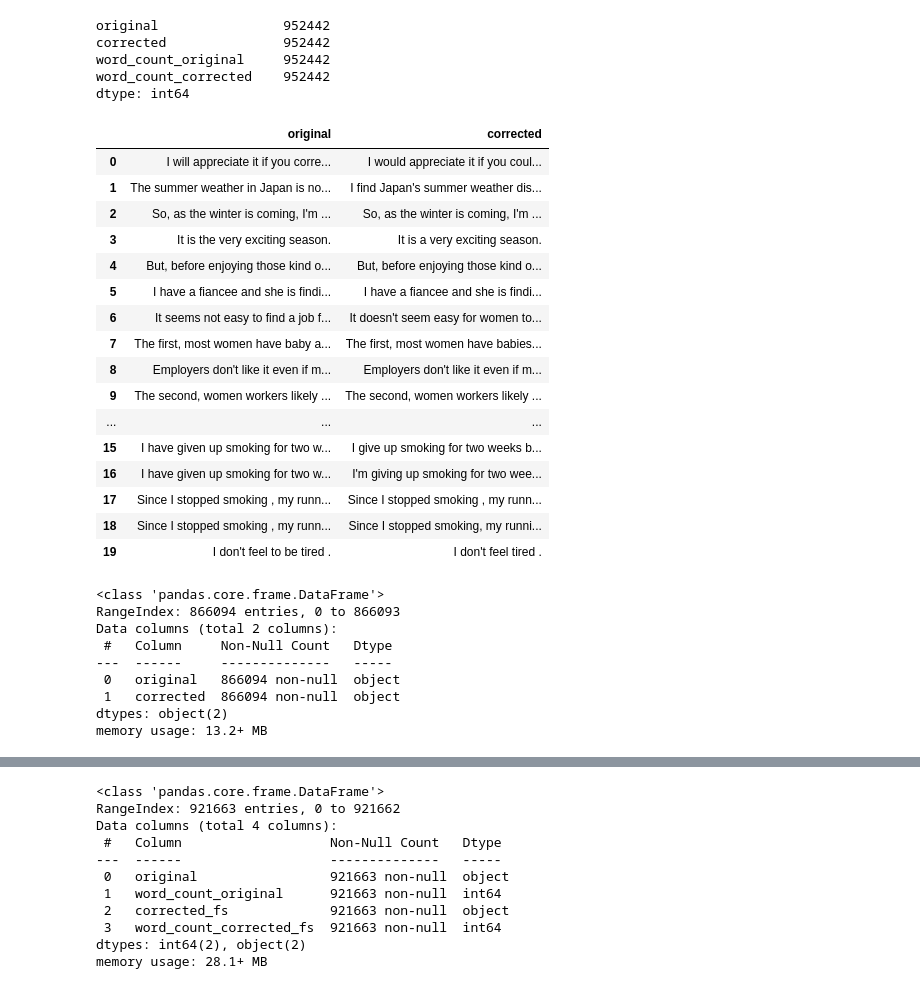
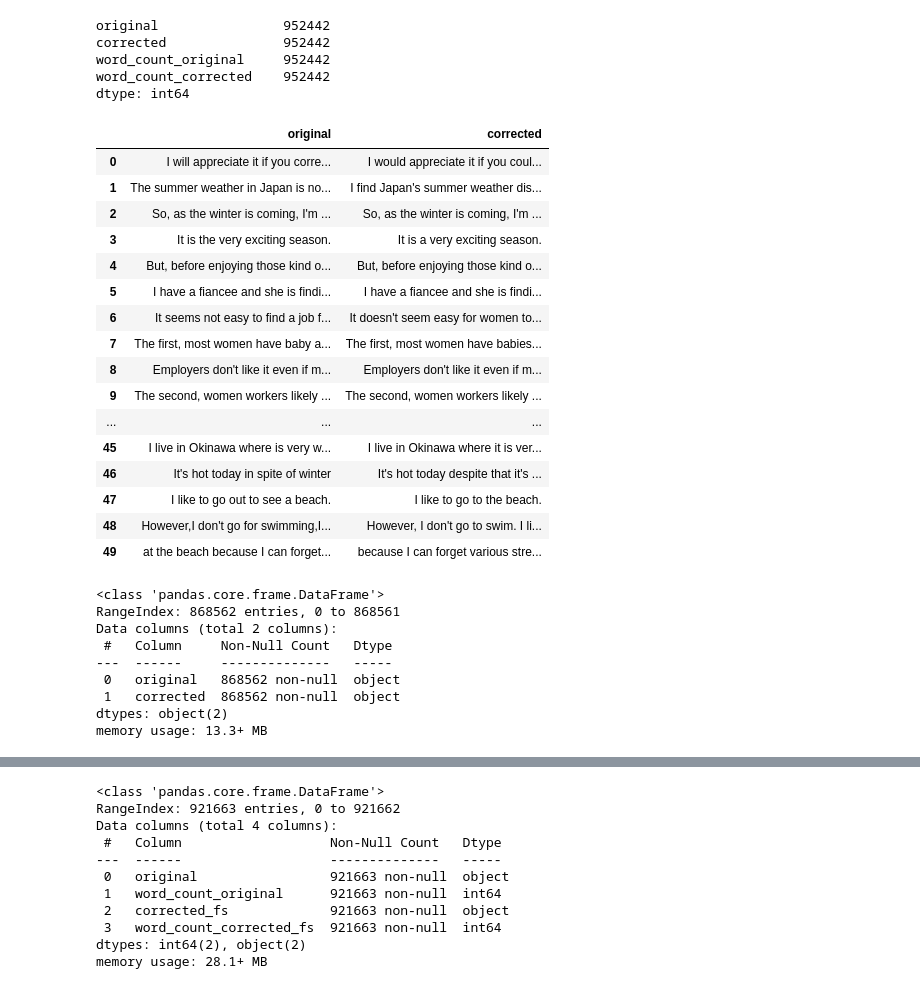
Before and after one commit to danish-sven/anlp-at2-gpt45, a Jupyter notebook: 1. Python Notebooks/eda_parenthesis.ipynb, the cells around one changed output, grey strips where cells are left out. Cells and saved outputs as stored; diff of their text form; code cells hidden in the pictures.

Commit message:
Update eda_parenthesis.ipynb
Fixed logic and added an export to csv block

```diff
--- a/1. Python Notebooks/eda_parenthesis.ipynb
+++ b/1. Python Notebooks/eda_parenthesis.ipynb
@@ -264,9 +264,9 @@ import numpy as np
 original = []
 corrected = []
 
-pattern = r'(\(.*?\)|\[.*?\])'
-whitespaces = re.compile(r'\s')
-parenthesis = re.compile(r'[()\[\]{}]')
+pattern = r'(\(.*?\)|\[.*?\])' #for any text within brackets or parenthesis
+whitespaces = re.compile(r'\s') #any white spaces (checks for spaces in the text, indicating more than one word)
+parenthesis = re.compile(r'[()\[\]{}]') #for any parenthesis, brackets only. No text
 
 # loop through rows, append data to new list if meets conditions
 # A pass represents a deletion of the row (not added to the list)
@@ -303,8 +303,8 @@ for index, row in df_par.iterrows():
 
     # Case 4: parenthesis with words exists in Original but not corrected, #pass
     elif row['original_par'] is not None and row['corrected_par'] is None:
-        original.append(re.sub(pattern, '', row['original_par']))
-        corrected.append(row['corrected_par'])
+        original.append(re.sub(pattern, '', row['original']))
+        corrected.append(row['corrected'])
 
     else:
         pass
@@ -313,34 +313,34 @@ df_par_clean = pd.DataFrame(columns=['original','corrected'])
 df_par_clean['original'] = original
 df_par_clean['corrected'] = corrected
 # %%
-df_par_clean.head(20)
+df_par_clean.head(50)
 # %% [output]
 |  | original | corrected |
 | 0 | I will appreciate it if you corre... | I would appreciate it if you coul... |
 | 1 | The summer weather in Japan is no... | I find Japan's summer weather dis... |
 | 2 | So, as the winter is coming, I'm ... | So, as the winter is coming, I'm ... |
 | 3 | It is the very exciting season. | It is a very exciting season. |
 | 4 | But, before enjoying those kind o... | But, before enjoying those kind o... |
 | 5 | I have a fiancee and she is findi... | I have a fiancee and she is findi... |
 | 6 | It seems not easy to find a job f... | It doesn't seem easy for women to... |
 | 7 | The first, most women have baby a... | The first, most women have babies... |
 | 8 | Employers don't like it even if m... | Employers don't like it even if m... |
 | 9 | The second, women workers likely ... | The second, women workers likely ... |
 | ... | ... | ... |
-| 15 | I have given up smoking for two w... | I give up smoking for two weeks b... |
-| 16 | I have given up smoking for two w... | I'm giving up smoking for two wee... |
-| 17 | Since I stopped smoking , my runn... | Since I stopped smoking , my runn... |
-| 18 | Since I stopped smoking , my runn... | Since I stopped smoking, my runni... |
-| 19 | I don't feel to be tired . | I don't feel tired . |
+| 45 | I live in Okinawa where is very w... | I live in Okinawa where it is ver... |
+| 46 | It's hot today in spite of winter | It's hot today despite that it's ... |
+| 47 | I like to go out to see a beach. | I like to go to the beach. |
+| 48 | However,I don't go for swimming,I... | However, I don't go to swim. I li... |
+| 49 | at the beach because I can forget... | because I can forget various stre... |
 # %%
 df_par_clean.info()
 # %% [output]
 <class 'pandas.core.frame.DataFrame'>
-RangeIndex: 866094 entries, 0 to 866093
+RangeIndex: 868562 entries, 0 to 868561
 Data columns (total 2 columns):
  #   Column     Non-Null Count   Dtype
 ---  ------     --------------   -----
- 0   original   866094 non-null  object
- 1   corrected  866094 non-null  object
+ 0   original   868562 non-null  object
+ 1   corrected  868562 non-null  object
 dtypes: object(2)
-memory usage: 13.2+ MB
+memory usage: 13.3+ MB
```
Also changed, not shown: parts of 1 cell of this notebook.
